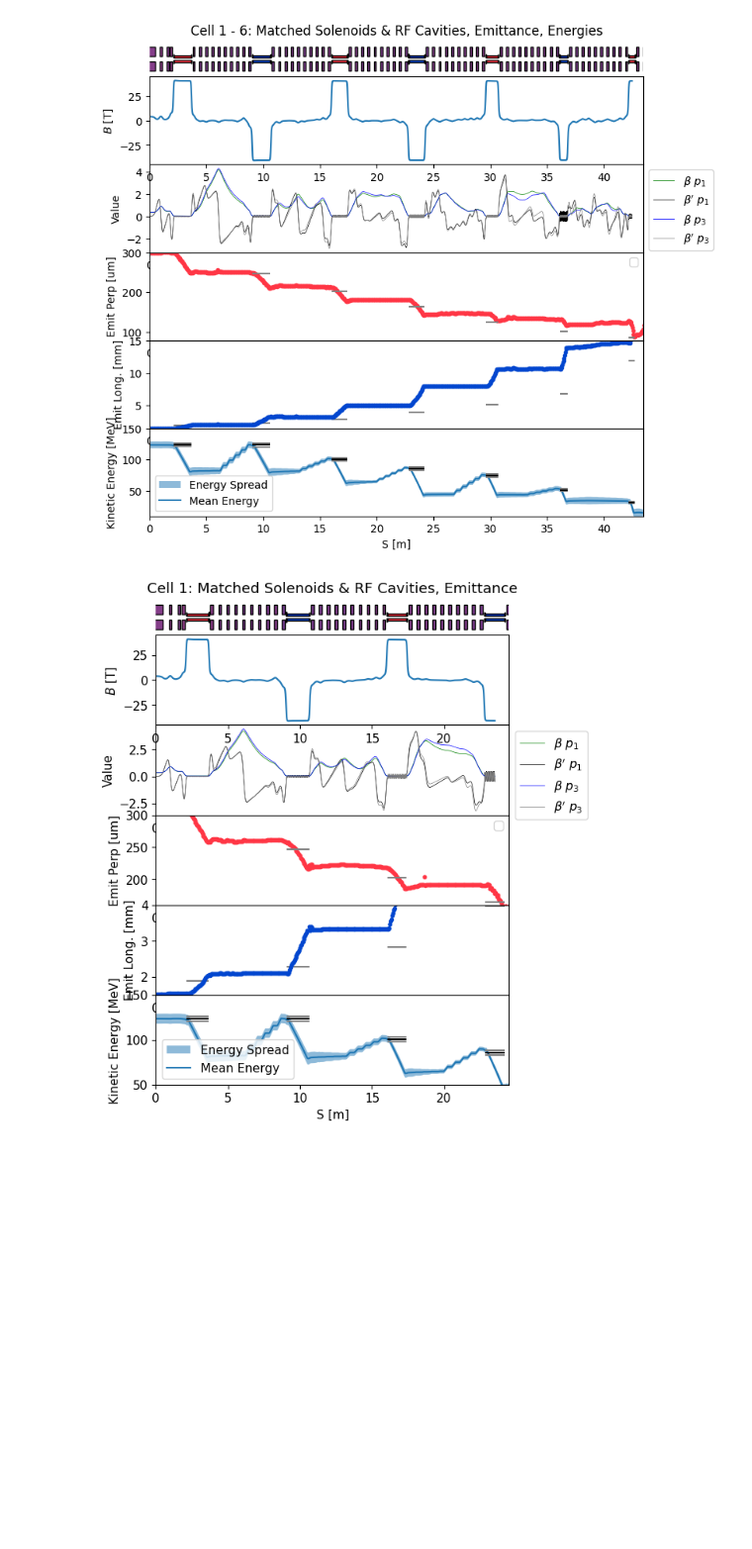
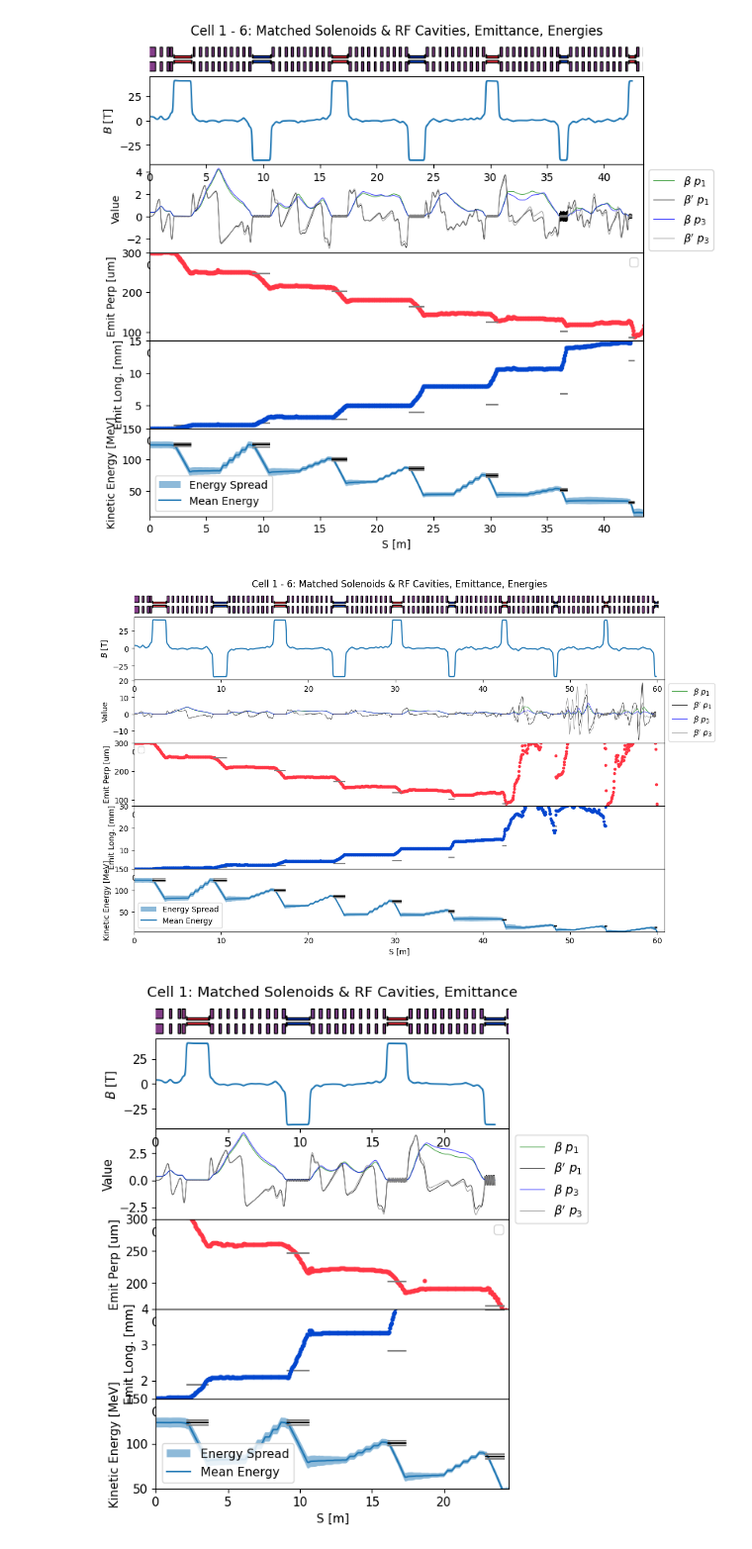
Before and after one commit to MuonCollider-WG4/muon_final_cooling, a Jupyter notebook: matched_lattice_10cell.ipynb, the cells around one changed output. Shown at 99% size. Cells and saved outputs as stored; diff of their text form; code cells hidden in the pictures; blank space fills up the shorter version.

```diff
--- a/matched_lattice_10cell.ipynb
+++ b/matched_lattice_10cell.ipynb
@@ -268,17 +275,17 @@ from scipy.integrate import solve_ivp
 # %%
-def beta_system(s, b, kappa_interp, L):
+def beta_system(s_, b, kappa_interp, L):
     b1, b2 = b
     db1ds = b2
-    k_s = kappa_interp(s)
+    k_s = kappa_interp(s_)
     db2ds = (b2**2 + 4*(1 + L**2) - 4*b1**2 * k_s**2) / (2 * b1)
     return [db1ds, db2ds]
 # %%
-def interp_beta(s, B_superposed, momentum):
+def interp_beta(s_, B_superposed, momentum):
     kappa = abs(cp.Gc_2 * B_superposed / momentum)
-    kappa_interp = interp1d(s, kappa, kind='linear', fill_value="extrapolate")
+    kappa_interp = interp1d(s_, kappa, kind='linear', fill_value="extrapolate")
     b0 = [1/kappa_interp(0), 0.]
     L=0
-    solution = solve_ivp(fun=beta_system, t_span=[s[0], s[-1]], t_eval=s, y0=b0, args=(kappa_interp, L))
+    solution = solve_ivp(fun=beta_system, t_span=[s_[0], s_[-1]], t_eval=s_, y0=b0, args=(kappa_interp, L))
     #beta_interp = interp1d(s,  solution[:,0], kind='linear', fill_value="extrapolate")
     #betaP_interp = interp1d(s, solution[:,1], kind='linear', fill_value="extrapolate")
     return(solution.y[0],  solution.y[1])
@@ -895,6 +898,94 @@ plt.show()
 # %% [output]
 4247 4247
 [figure]
+# %%
+matplotlib.rcParams.update({'font.size': 10})
+
+import matplotlib as mpl
+import matplotlib.colors as mcolors
+
+fig = plt.figure(figsize=(15,8))
+gs = mpl.gridspec.GridSpec(6, 2, height_ratios=[0.4, 1, 1,1,1,1], width_ratios=[1, 0.1])
+# Create axes
+ax1 = fig.add_subplot(gs[0])
+ax4 = fig.add_subplot(gs[4])
+ax3 = fig.add_subplot(gs[6])
+ax5 = fig.add_subplot(gs[8])
+ax2 = fig.add_subplot(gs[10])
+ax6 = fig.add_subplot(gs[2])
+
+plt.subplots_adjust(hspace=0)
+
+I_max = H_current_density
+
+ncell_match = 9
+s_start, s_end = 0, H_solenoid_list[ncell_match].position
+s = np.arange(s_start, s_end, 0.001)
+max_S = s_end
+max_r = 1
+
+for solenoid in sol_list:
+    rect_outer, rect_inner = plot_solenoid(solenoid, I_max, cmap=cmap_r)
+    ax1.add_patch(rect_outer)
+    ax1.add_patch(rect_inner)
+
+# Add colorbar
+sm = plt.cm.ScalarMappable(cmap=cmap_r, norm=mcolors.Normalize(vmin=0, vmax=I_max))
+sm.set_array([])
+
+# Set plot limits and labels
+ax1.set(xlim=(0, max_S+1), ylim=(-0.6, 0.6), xlabel=(r'$s$ [m]'), ylabel=(r'$R$ [m]'))
+
+ax2.fill_between(Z_unique, Ez_arr-dEz_arr, Ez_arr+dEz_arr, alpha=0.5, label='Energy Spread')
+ax2.plot(Z_unique, Ez_arr, label='Mean Energy')
+for i in range(10):
+    ax2.hlines(Energies[i]-EnergySpreads[i]/2, H_pos_arr[i]-H_Lsol_list[i]/2, H_pos_arr[i]+H_Lsol_list[i]/2, color='grey')
+    ax2.hlines(Energies[i]+EnergySpreads[i]/2, H_pos_arr[i]-H_Lsol_list[i]/2, H_pos_arr[i]+H_Lsol_list[i]/2, color='grey')
+    ax2.hlines(Energies[i], H_pos_arr[i]-H_Lsol_list[i]/2, H_pos_arr[i]+H_Lsol_list[i]/2, color='k')
+#ax2.fill_between((H2_pos-1, H2_pos), (Energies[1]-EnergySpreads[1]/2, Energies[1]-EnergySpreads[1]/2), (Energies[1]+EnergySpreads[1]/2,Energies[1]+EnergySpreads[1]/2) , color='g', alpha=0)
+ax2.set(xlim=(0, max_S+1), ylim=(5,150), xlabel='S [m]', ylabel='Kinetic Energy [MeV]')
+ax2.legend(loc='lower left')
+
+ax1.set_title('Cell 1 - 6: Matched Solenoids & RF Cavities, Emittance, Energies')
+
+ax3.plot(Z_arr, np.array(emitT_arr)*1E6, '.', color=cmap(0))
+ax3.set(xlabel='Z [m]',ylabel='Emit Perp [um]', ylim=(80,300), xlim=(0, max_S+1))
+
+for i in range(10):
+    ax3.hlines(1e6*EmitT_Target[i], H_pos_arr[i]-H_Lsol_list[i]/2, H_pos_arr[i]+H_Lsol_list[i]/2, color='grey')
+    ax5.hlines(1e3*EmitL_Target[i], H_pos_arr[i]-H_Lsol_list[i]/2, H_pos_arr[i]+H_Lsol_list[i]/2, color='grey')
+
+ax3.legend()
+
+ax5.plot(Z_arr, np.array(emitL_arr)*1E3, '.', color=cmap(0.99))
+ax5.set(xlabel='Z [m]',ylabel='Emit Long. [mm]', xlim=(0, max_S+1), ylim=(1.5, 30))
+
+
+Mag_field = cp.MagneticField()
+[Mag_field.add_solenoid(solenoid) for solenoid in sol_list];
+
+p1 = p1_interp(s)
+p2 = p2_interp(s)
+p3 = p3_interp(s)
+[beta_interp1, betaP_interp1], [beta_interp2, betaP_interp2], [beta_interp3, betaP_interp3], B_superposed = calc_beta_betap(Mag_field, s, p1, p2, p3)
+
+# Plotting the results
+ax4.plot(s, beta_interp1, c='g', lw=0.5, label=r'$\beta \ p_1$')
+ax4.plot(s, betaP_interp1, c='k', lw=0.5,label=r'$\beta^{\prime} \ p_1$')
+ax4.plot(s, beta_interp3, c='b', lw=0.5, label=r'$\beta \ p_3$')
+ax4.plot(s, betaP_interp3, c='grey', lw=0.5,label=r'$\beta^{\prime} \ p_3$')
+ax4.set(xlabel='S [m]', ylabel='Value', xlim=(0, max_S+1))
+ax4.legend(bbox_to_anchor=(1.0, 1.0))
+
+
+ax6.plot(s, B_superposed)
+ax6.set(ylabel=(r'$B$ [T]'), xlim=(0, max_S+1))
+
+ax1.set_axis_off()
+plt.savefig('PerformanceOverview_Diagram.png')
+plt.show()
+# %% [output]
+[figure, added]
 # %%
 matplotlib.rcParams.update({'font.size': 11})
 
```
Also changed, not shown: parts of 52 cells of this notebook, 7 other files.
